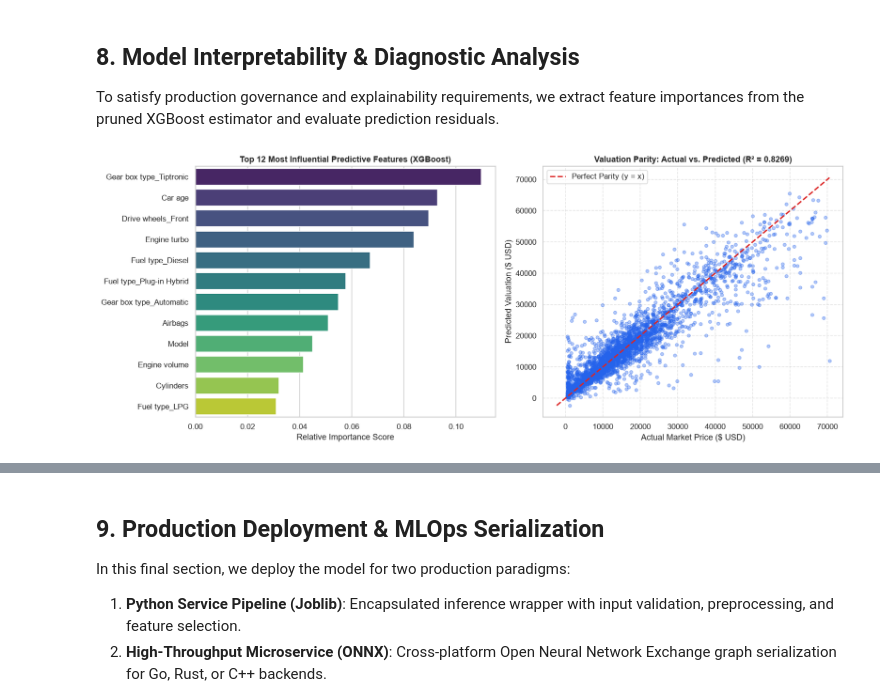
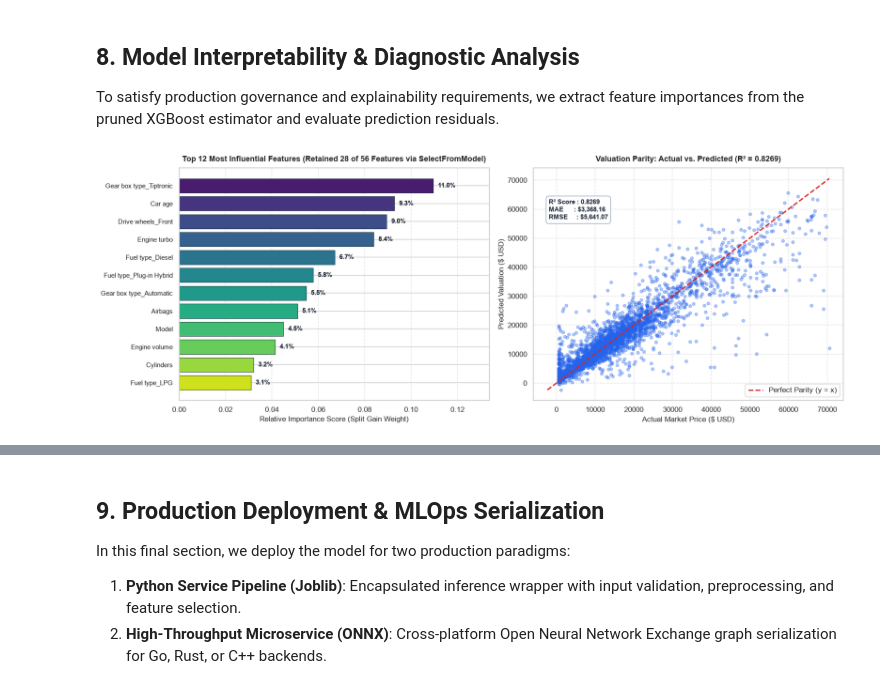
Before and after one commit to jaluprayoga/car_price_prediction, a Jupyter notebook: car_price_prediction.ipynb, the cells around one changed output, grey strips where cells are left out. Drawn from its saved outputs; the diff is of its cells as text; code cells hidden in the pictures.

```diff
--- a/car_price_prediction.ipynb
+++ b/car_price_prediction.ipynb
@@ -672,8 +813,6 @@ os.makedirs(SAVED_MODELS_DIR, exist_ok=True)
 catalog_dict = df_clean.groupby('Manufacturer')['Model'].unique().apply(lambda arr: sorted(arr.tolist())).to_dict()
 with open(os.path.join(SAVED_MODELS_DIR, 'manufacturer_models.json'), 'w') as f:
     json.dump(catalog_dict, f, indent=2)
-with open('manufacturer_models.json', 'w') as f:
-    json.dump(catalog_dict, f, indent=2)
 
 print(f"✅ Saved '{os.path.join(SAVED_MODELS_DIR, 'manufacturer_models.json')}' (Client API dropdown taxonomy).")
 print(f"✅ Preprocessor constructed with {len(high_card_cols)} target-encoded, {len(low_card_cols)} one-hot, and {len(numeric_cols)} standard-scaled features.")
@@ -830,40 +969,64 @@ FINAL TEST PERFORMANCE (OPTIMIZED PIPELINE)
 To satisfy production governance and explainability requirements, we extract feature importances from the pruned XGBoost estimator and evaluate prediction residuals.
 # %%
 # Diagnostic Visualizations: Feature Importances & Residuals
-fig, axes = plt.subplots(1, 2, figsize=(15, 6))
+fig, axes = plt.subplots(1, 2, figsize=(16, 6))
 
 # 1. Feature Importances
 raw_feature_names = best_pipeline.named_steps['preprocessor'].get_feature_names_out()
 feature_mask = best_pipeline.named_steps['selector'].get_support()
 selected_features = raw_feature_names[feature_mask]
 xgb_estimator = best_pipeline.named_steps['model']
 importances = xgb_estimator.feature_importances_
 
+total_features = len(raw_feature_names)
+n_selected = len(selected_features)
+
 df_imp = pd.DataFrame({
     'Feature': [f.replace('target_enc__', '').replace('onehot_enc__', '').replace('scaler__', '') for f in selected_features],
     'Importance': importances
 }).sort_values('Importance', ascending=False).head(12)
 
-sns.barplot(data=df_imp, y='Feature', x='Importance', palette='viridis', ax=axes[0])
-axes[0].set_title("Top 12 Most Influential Predictive Features (XGBoost)", fontsize=12, fontweight='bold')
-axes[0].set_xlabel("Relative Importance Score")
-axes[0].set_ylabel("")
+bars = axes[0].barh(range(len(df_imp)), df_imp['Importance'], color=sns.color_palette('viridis', len(df_imp)), edgecolor='#1E293B', linewidth=0.6)
+axes[0].set_yticks(range(len(df_imp)))
+axes[0].set_yticklabels(df_imp['Feature'], fontsize=10)
+axes[0].invert_yaxis()
+axes[0].set_title(f"Top 12 Most Influential Features (Retained {n_selected} of {total_features} Features via SelectFromModel)", fontsize=12, fontweight='bold', pad=10)
+axes[0].set_xlabel("Relative Importance Score (Split Gain Weight)", fontsize=11)
+axes[0].set_xlim(0, df_imp['Importance'].max() * 1.22)
+axes[0].grid(True, axis='x', linestyle='--', alpha=0.5)
+
+# Annotate each bar with exact percentage
+for bar in bars:
+    w = bar.get_width()
+    axes[0].text(
+        w + 0.002, bar.get_y() + bar.get_height() / 2.,
+        f"{w:.1%}",
+        va='center', fontsize=9.5, fontweight='bold', color='#0F172A'
+    )
 
 # 2. Actual vs Predicted Valuation Parity
 axes[1].scatter(y_test, y_pred_final, alpha=0.35, color='#2563EB', s=20)
 min_val = min(y_test.min(), y_pred_final.min())
 max_val = max(y_test.max(), y_pred_final.max())
 axes[1].plot([min_val, max_val], [min_val, max_val], color='#DC2626', linestyle='--', linewidth=2, label='Perfect Parity (y = x)')
-axes[1].set_title(f"Valuation Parity: Actual vs. Predicted (R² = {final_r2:.4f})", fontsize=12, fontweight='bold')
-axes[1].set_xlabel("Actual Market Price ($ USD)")
-axes[1].set_ylabel("Predicted Valuation ($ USD)")
-axes[1].legend()
+axes[1].set_title(f"Valuation Parity: Actual vs. Predicted (R² = {final_r2:.4f})", fontsize=12, fontweight='bold', pad=10)
+axes[1].set_xlabel("Actual Market Price ($ USD)", fontsize=11)
+axes[1].set_ylabel("Predicted Valuation ($ USD)", fontsize=11)
+axes[1].legend(loc='lower right', frameon=True)
 axes[1].grid(True, linestyle='--', alpha=0.5)
+
+# Performance badge inside parity plot
+axes[1].text(
+    0.05, 0.78,
+    f"R² Score : {final_r2:.4f}\nMAE      : ${final_mae:,.2f}\nRMSE     : ${final_rmse:,.2f}",
+    transform=axes[1].transAxes, fontsize=10, fontweight='bold', color='#1E293B',
+    bbox=dict(boxstyle="round,pad=0.4", fc="#FFFFFF", ec="#94A3B8", lw=1, alpha=0.9)
+)
 
 plt.tight_layout()
 plt.show()
 # %% [output]
-[figure, old version]
+[figure, new version]
 # %% [markdown]
 <div style="background-color: #F8FAFC; border-left: 4px solid #10B981; padding: 14px 18px; border-radius: 4px; margin: 12px 0 24px 0; font-family: 'Segoe UI', sans-serif;">
   <strong style="color: #1E293B; font-size: 14px;">💡 Technical Takeaway &bull; Key Valuation Drivers & Diagnostic Assessment:</strong>
```
Also changed, not shown: parts of 16 cells of this notebook, 1 other file.
